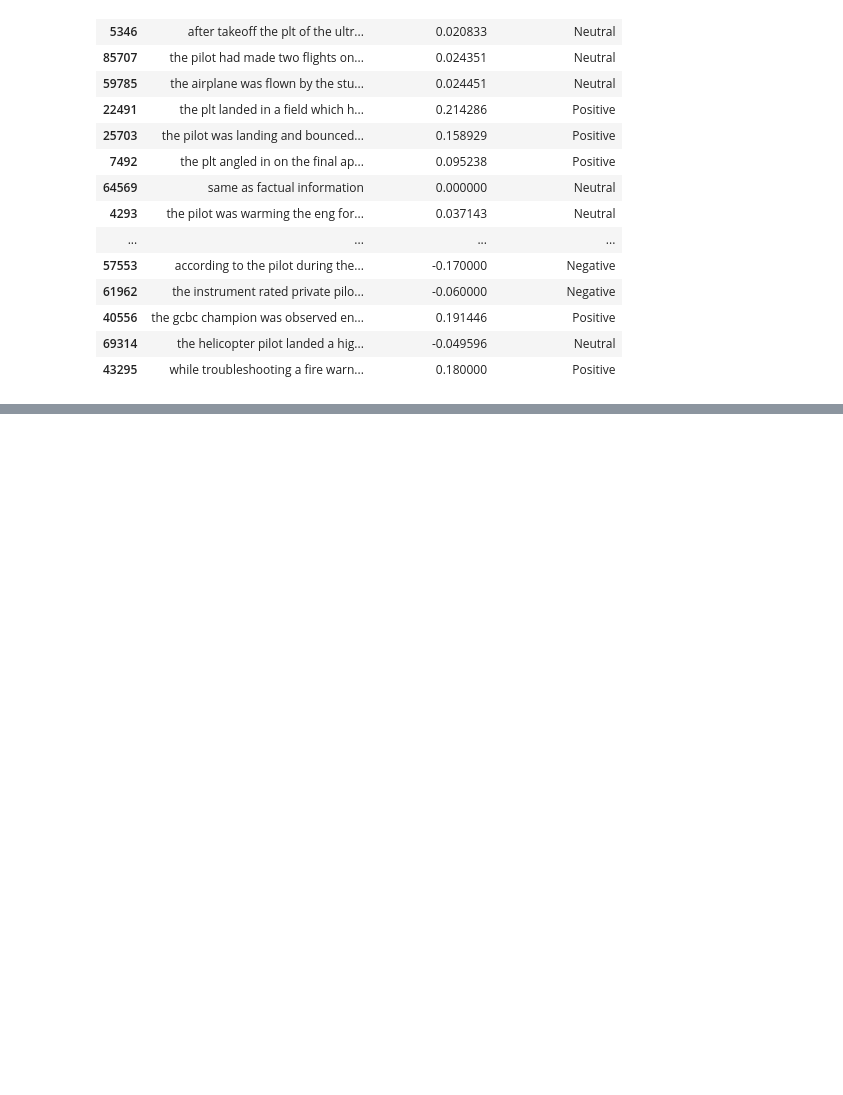
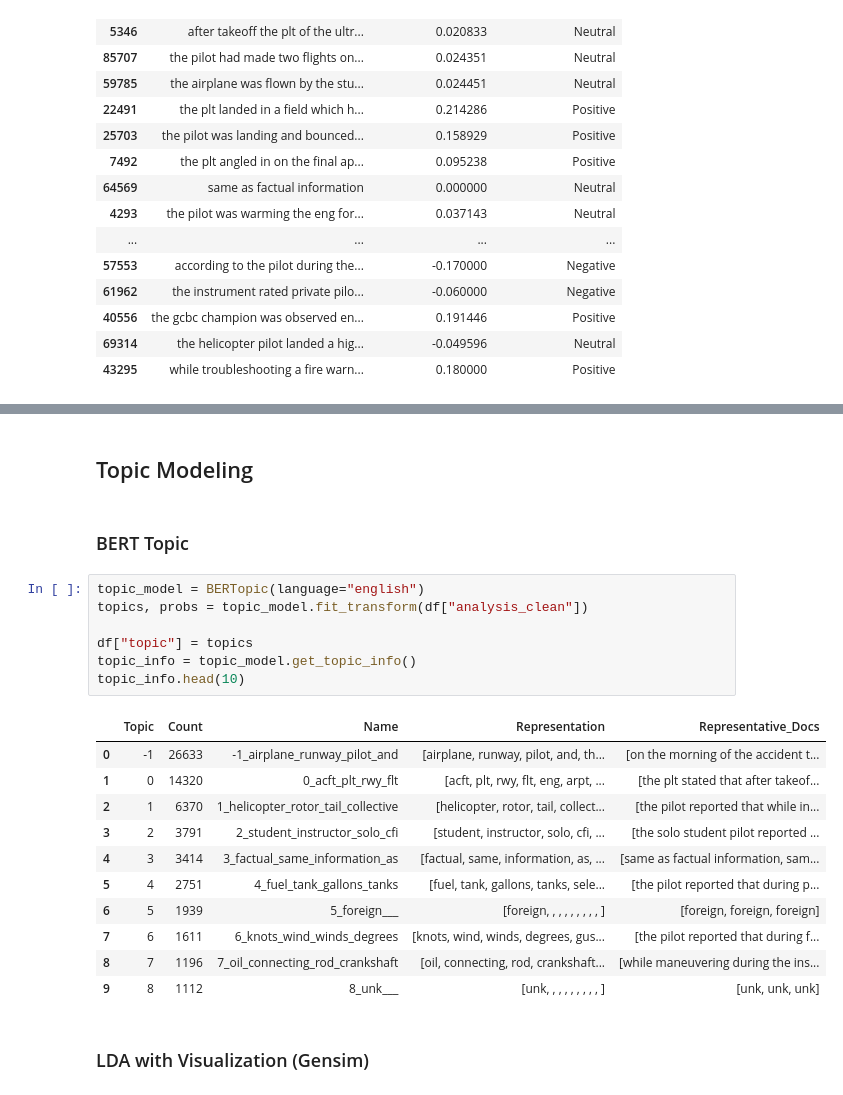
Before and after one commit to BrettFX/DATA-613-Aviation-Safety-Analysis, a Jupyter notebook: notebooks/02_nlp_processing.ipynb, the cells around one changed output, grey strips where cells are left out. Drawn from its saved outputs; the diff is of its cells as text; blank space fills up the shorter version.

Commit message:
Work on NLP processing Finished sentiment analysis and keyword extraction Currently working on topic modeling Add requirements file for installing dependencies

```diff
--- a/notebooks/02_nlp_processing.ipynb
+++ b/notebooks/02_nlp_processing.ipynb
@@ -86,0 +171,25 @@ df[["analysis_clean", "sentiment_polarity", "sentiment_category"]].sample(50, ra
+# %% [markdown]
+## Topic Modeling
+# %% [markdown]
+### BERT Topic
+# %%
+topic_model = BERTopic(language="english")
+topics, probs = topic_model.fit_transform(df["analysis_clean"])
+
+df["topic"] = topics
+topic_info = topic_model.get_topic_info()
+topic_info.head(10)
+# %% [output]
+|  | Topic | Count | Name | Representation | Representative_Docs |
+| 0 | -1 | 26633 | -1_airplane_runway_pilot_and | [airplane, runway, pilot, and, th... | [on the morning of the accident t... |
+| 1 | 0 | 14320 | 0_acft_plt_rwy_flt | [acft, plt, rwy, flt, eng, arpt, ... | [the plt stated that after takeof... |
+| 2 | 1 | 6370 | 1_helicopter_rotor_tail_collective | [helicopter, rotor, tail, collect... | [the pilot reported that while in... |
+| 3 | 2 | 3791 | 2_student_instructor_solo_cfi | [student, instructor, solo, cfi, ... | [the solo student pilot reported ... |
+| 4 | 3 | 3414 | 3_factual_same_information_as | [factual, same, information, as, ... | [same as factual information, sam... |
+| 5 | 4 | 2751 | 4_fuel_tank_gallons_tanks | [fuel, tank, gallons, tanks, sele... | [the pilot reported that during p... |
+| 6 | 5 | 1939 | 5_foreign___ | [foreign, , , , , , , , , ] | [foreign, foreign, foreign] |
+| 7 | 6 | 1611 | 6_knots_wind_winds_degrees | [knots, wind, winds, degrees, gus... | [the pilot reported that during f... |
+| 8 | 7 | 1196 | 7_oil_connecting_rod_crankshaft | [oil, connecting, rod, crankshaft... | [while maneuvering during the ins... |
+| 9 | 8 | 1112 | 8_unk___ | [unk, , , , , , , , , ] | [unk, unk, unk] |
+# %% [markdown]
+### LDA with Visualization (Gensim)
```
Also changed, not shown: parts of 12 cells of this notebook, 2 other files.
